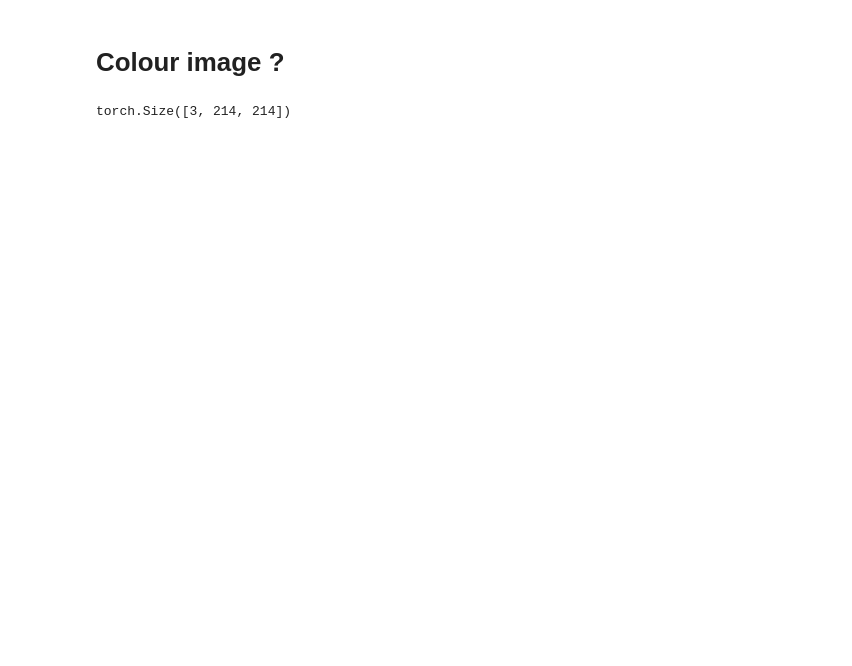
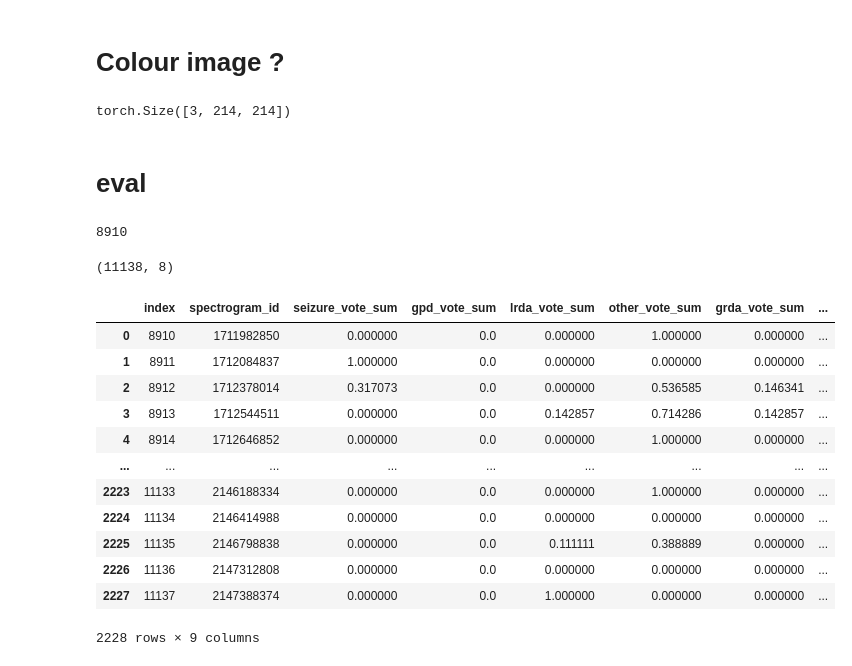
Before and after one commit to Adnan525/harmful_brain_activity_classification, a Jupyter notebook: classification-torch.ipynb, the cells around one changed output. Drawn from its saved outputs; the diff is of its cells as text; code cells hidden in the pictures; blank space fills up the shorter version.

```diff
--- a/classification-torch.ipynb
+++ b/classification-torch.ipynb
@@ -533,3 +533,13 @@ torch.Size([3, 214, 214])
 #     plt.title(f"Image {i+1}")  # Set a title for the image
 #     plt.axis('off')  # Hide the axes
 #     plt.show()  # Display the image
+# %% [markdown]
+# eval
+# %%
+train_idx.shape[0]
+# %% [output]
+8910
+# %%
+target_df.shape
+# %% [output]
+(11138, 8)
@@ -535,0 +549,16 @@ torch.Size([3, 214, 214])
+# %%
+test_set
+# %% [output]
+|  | index | spectrogram_id | seizure_vote_sum | gpd_vote_sum | lrda_vote_sum | other_vote_sum | grda_vote_sum | ... |
+| 0 | 8910 | 1711982850 | 0.000000 | 0.0 | 0.000000 | 1.000000 | 0.000000 | ... |
+| 1 | 8911 | 1712084837 | 1.000000 | 0.0 | 0.000000 | 0.000000 | 0.000000 | ... |
+| 2 | 8912 | 1712378014 | 0.317073 | 0.0 | 0.000000 | 0.536585 | 0.146341 | ... |
+| 3 | 8913 | 1712544511 | 0.000000 | 0.0 | 0.142857 | 0.714286 | 0.142857 | ... |
+| 4 | 8914 | 1712646852 | 0.000000 | 0.0 | 0.000000 | 1.000000 | 0.000000 | ... |
+| ... | ... | ... | ... | ... | ... | ... | ... | ... |
+| 2223 | 11133 | 2146188334 | 0.000000 | 0.0 | 0.000000 | 1.000000 | 0.000000 | ... |
+| 2224 | 11134 | 2146414988 | 0.000000 | 0.0 | 0.000000 | 0.000000 | 0.000000 | ... |
+| 2225 | 11135 | 2146798838 | 0.000000 | 0.0 | 0.111111 | 0.388889 | 0.000000 | ... |
+| 2226 | 11136 | 2147312808 | 0.000000 | 0.0 | 0.000000 | 0.000000 | 0.000000 | ... |
+| 2227 | 11137 | 2147388374 | 0.000000 | 0.0 | 1.000000 | 0.000000 | 0.000000 | ... |
+2228 rows × 9 columns
```
Also changed, not shown: parts of 11 cells of this notebook.
